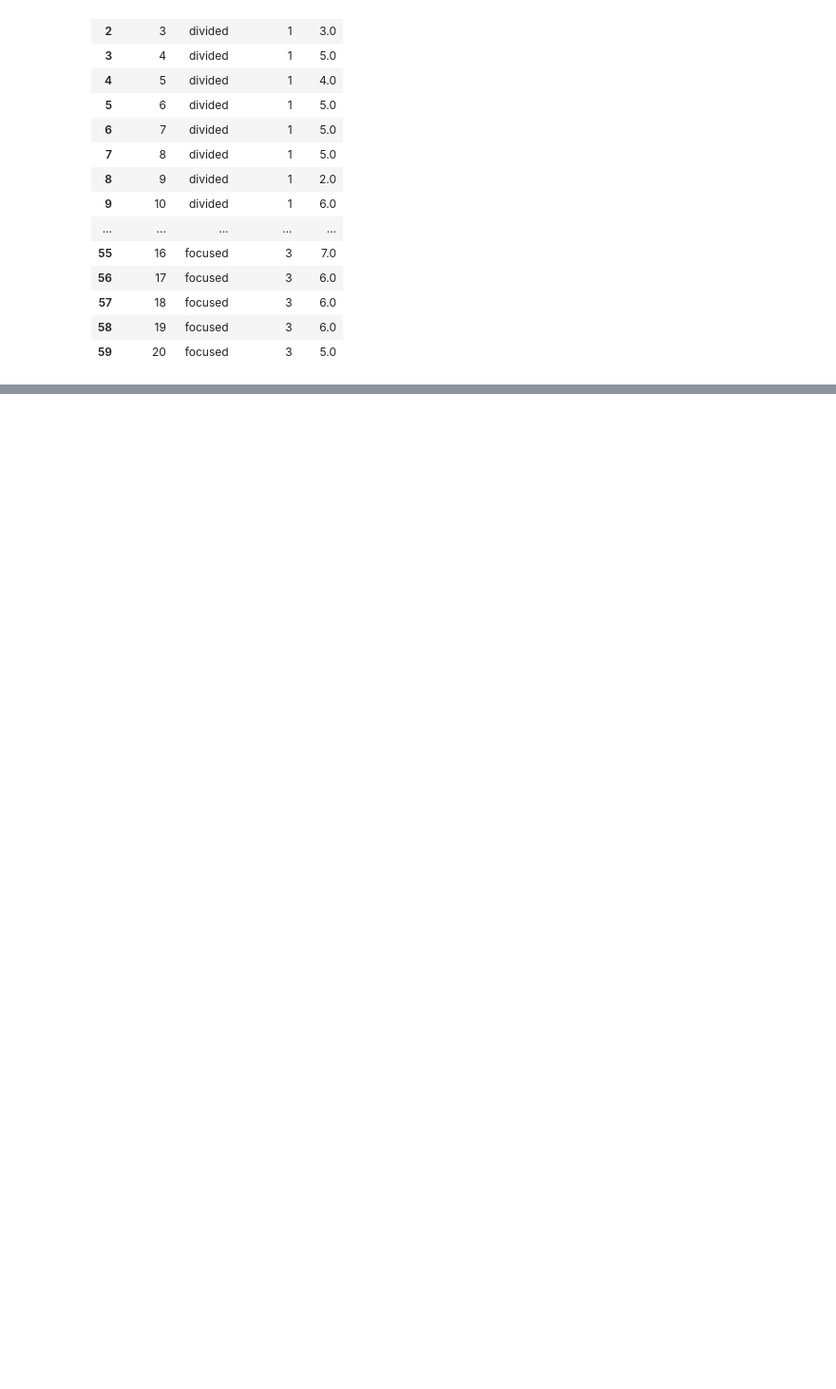
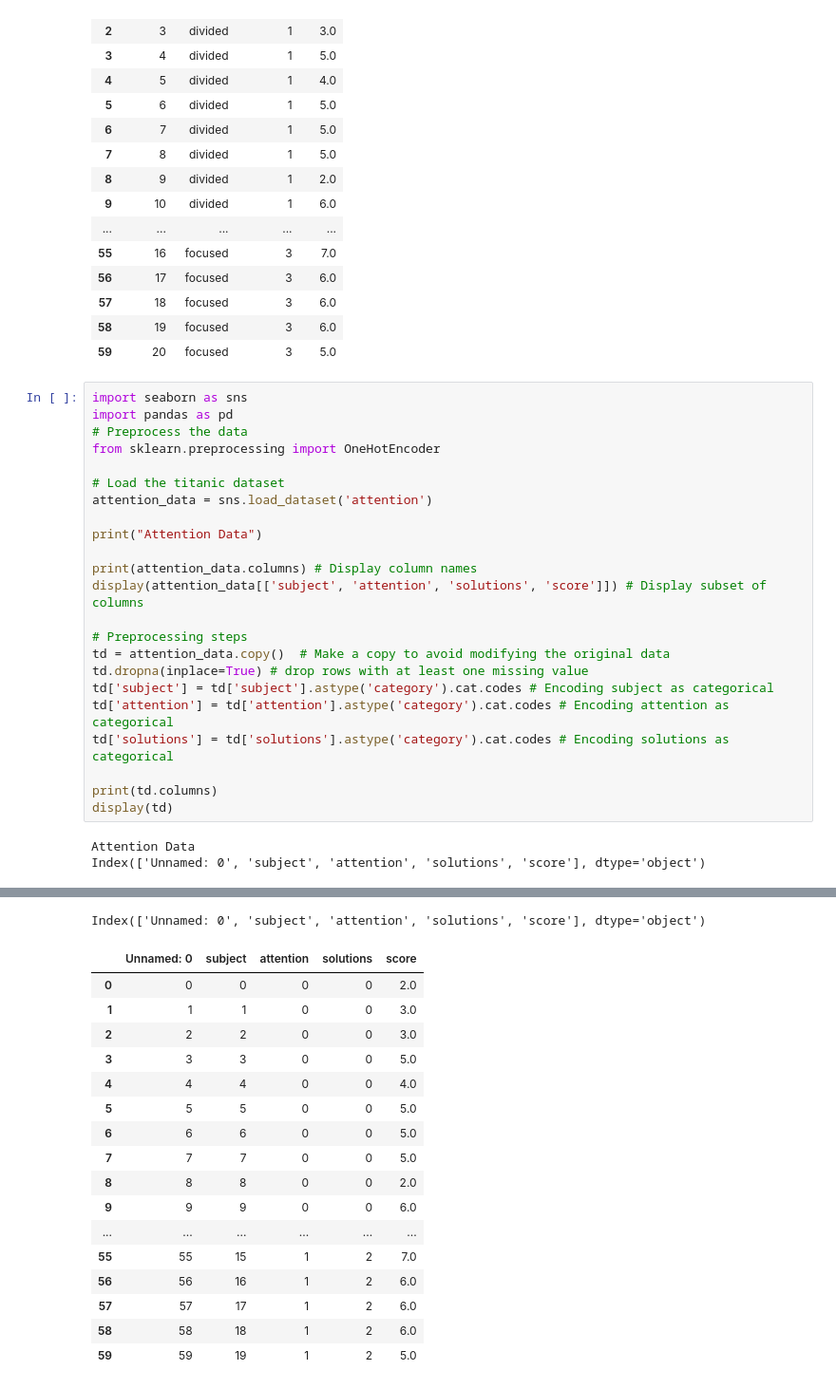
Before and after one commit to abby-albert/tri3front, a Jupyter notebook: _notebooks/2024-03-15-Attention1.ipynb, the cells around one changed output, grey strips where cells are left out. Shown at 95% size. Drawn from its saved outputs; the diff is of its cells as text; blank space fills up the shorter version.

```diff
--- a/_notebooks/2024-03-15-Attention1.ipynb
+++ b/_notebooks/2024-03-15-Attention1.ipynb
@@ -28,3 +28,29 @@ Index(['Unnamed: 0', 'subject', 'attention', 'solutions', 'score'], dtype='objec
 | 57 | 18 | focused | 3 | 6.0 |
 | 58 | 19 | focused | 3 | 6.0 |
 | 59 | 20 | focused | 3 | 5.0 |
+# %%
+import seaborn as sns
+import pandas as pd
+# Preprocess the data
+from sklearn.preprocessing import OneHotEncoder
+
+# Load the titanic dataset
+attention_data = sns.load_dataset('attention')
+
+print("Attention Data")
+
+print(attention_data.columns) # Display column names
+display(attention_data[['subject', 'attention', 'solutions', 'score']]) # Display subset of columns
+
+# Preprocessing steps
+td = attention_data.copy()  # Make a copy to avoid modifying the original data
+td.dropna(inplace=True) # drop rows with at least one missing value
+td['subject'] = td['subject'].astype('category').cat.codes # Encoding subject as categorical
+td['attention'] = td['attention'].astype('category').cat.codes # Encoding attention as categorical
+td['solutions'] = td['solutions'].astype('category').cat.codes # Encoding solutions as categorical
+
+print(td.columns)
+display(td)
+# %% [output]
+Attention Data
+Index(['Unnamed: 0', 'subject', 'attention', 'solutions', 'score'], dtype='object')
@@ -30,0 +74,18 @@ Index(['Unnamed: 0', 'subject', 'attention', 'solutions', 'score'], dtype='objec
+Index(['Unnamed: 0', 'subject', 'attention', 'solutions', 'score'], dtype='object')
+|  | Unnamed: 0 | subject | attention | solutions | score |
+| 0 | 0 | 0 | 0 | 0 | 2.0 |
+| 1 | 1 | 1 | 0 | 0 | 3.0 |
+| 2 | 2 | 2 | 0 | 0 | 3.0 |
+| 3 | 3 | 3 | 0 | 0 | 5.0 |
+| 4 | 4 | 4 | 0 | 0 | 4.0 |
+| 5 | 5 | 5 | 0 | 0 | 5.0 |
+| 6 | 6 | 6 | 0 | 0 | 5.0 |
+| 7 | 7 | 7 | 0 | 0 | 5.0 |
+| 8 | 8 | 8 | 0 | 0 | 2.0 |
+| 9 | 9 | 9 | 0 | 0 | 6.0 |
+| ... | ... | ... | ... | ... | ... |
+| 55 | 55 | 15 | 1 | 2 | 7.0 |
+| 56 | 56 | 16 | 1 | 2 | 6.0 |
+| 57 | 57 | 17 | 1 | 2 | 6.0 |
+| 58 | 58 | 18 | 1 | 2 | 6.0 |
+| 59 | 59 | 19 | 1 | 2 | 5.0 |
```
Also changed, not shown: parts of 2 cells of this notebook.
